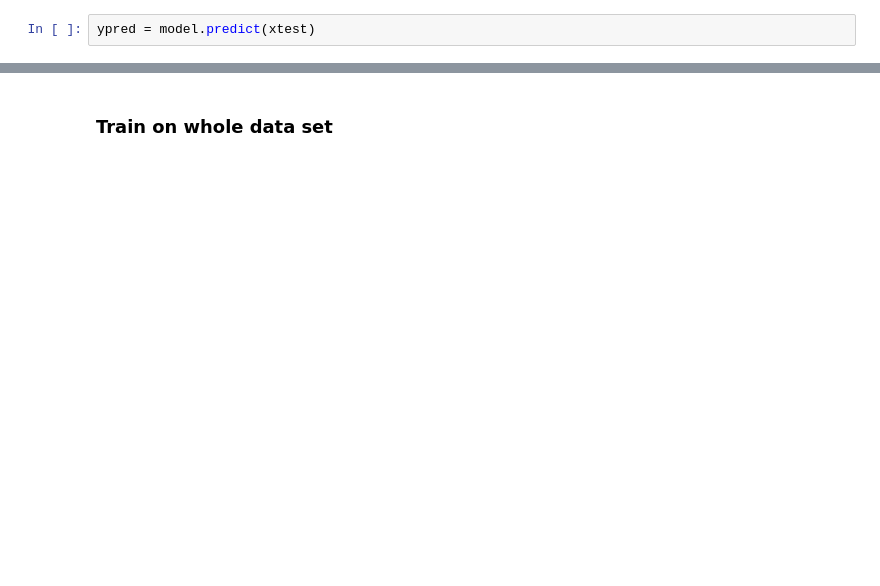
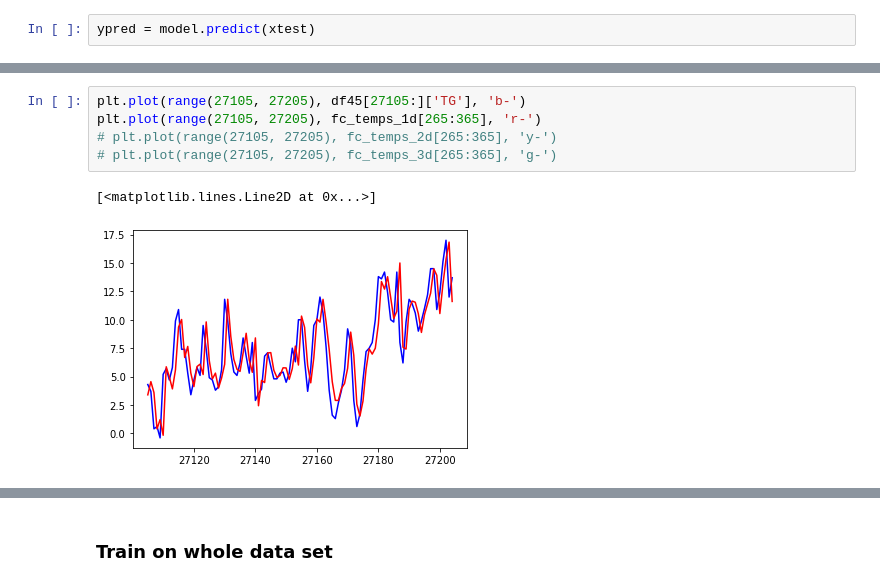
Before and after one commit to senzelden/projects, a Jupyter notebook: week_05/weather_berlin_tempelhof.ipynb, the cells around one changed output, grey strips where cells are left out. Saved outputs shown, nothing was run; the diff lists cells and outputs as text; blank space fills up the shorter version.

```diff
--- a/week_05/weather_berlin_tempelhof.ipynb
+++ b/week_05/weather_berlin_tempelhof.ipynb
@@ -410,0 +498,8 @@ MAPE:  150.46191183327943
+# %%
+plt.plot(range(27105, 27205), df45[27105:]['TG'], 'b-')
+plt.plot(range(27105, 27205), fc_temps_1d[265:365], 'r-')
+# plt.plot(range(27105, 27205), fc_temps_2d[265:365], 'y-')
+# plt.plot(range(27105, 27205), fc_temps_3d[265:365], 'g-')
+# %% [output]
+[<matplotlib.lines.Line2D at 0x...>]
+[figure, added]
```
Also changed, not shown: parts of 37 cells of this notebook.
